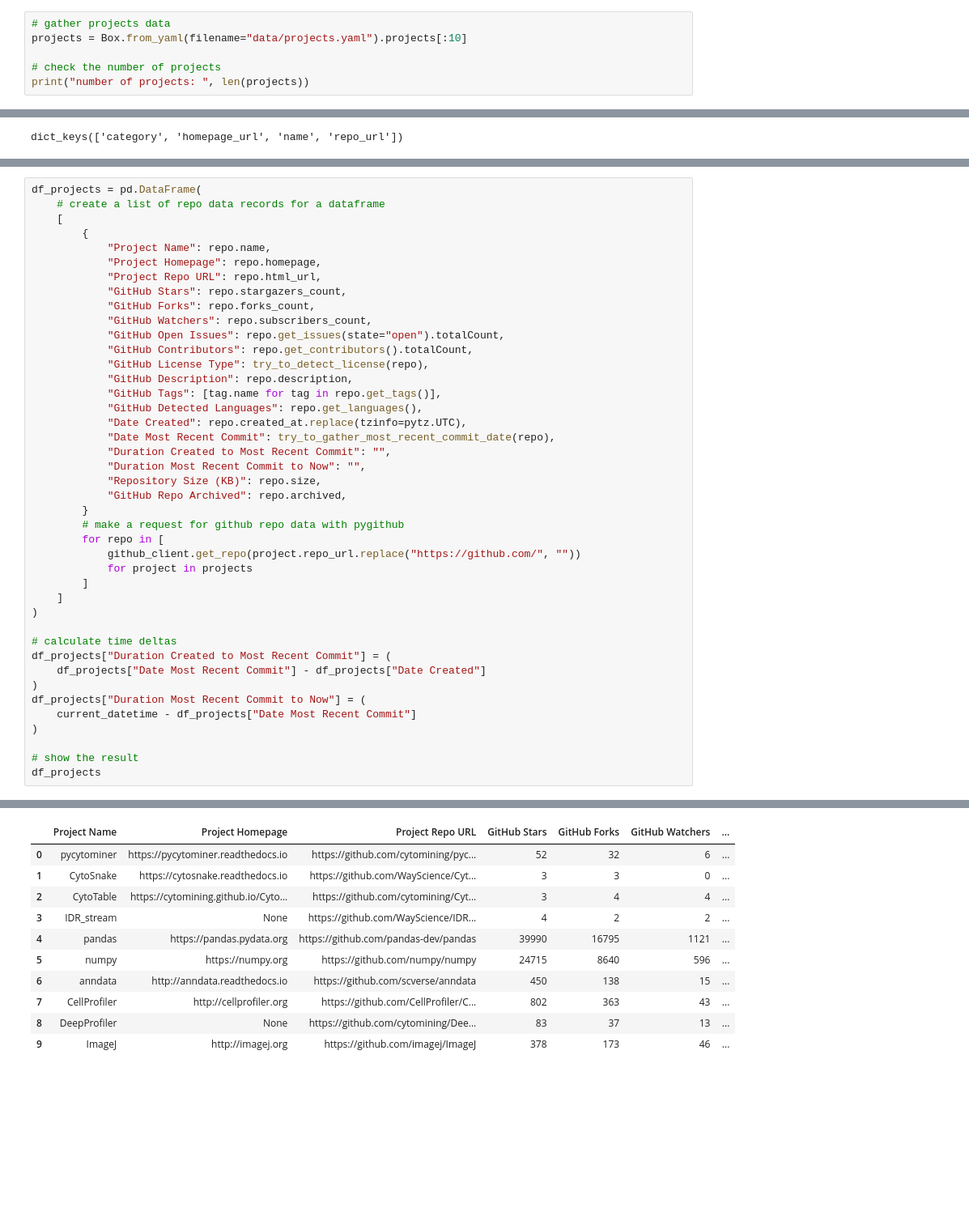
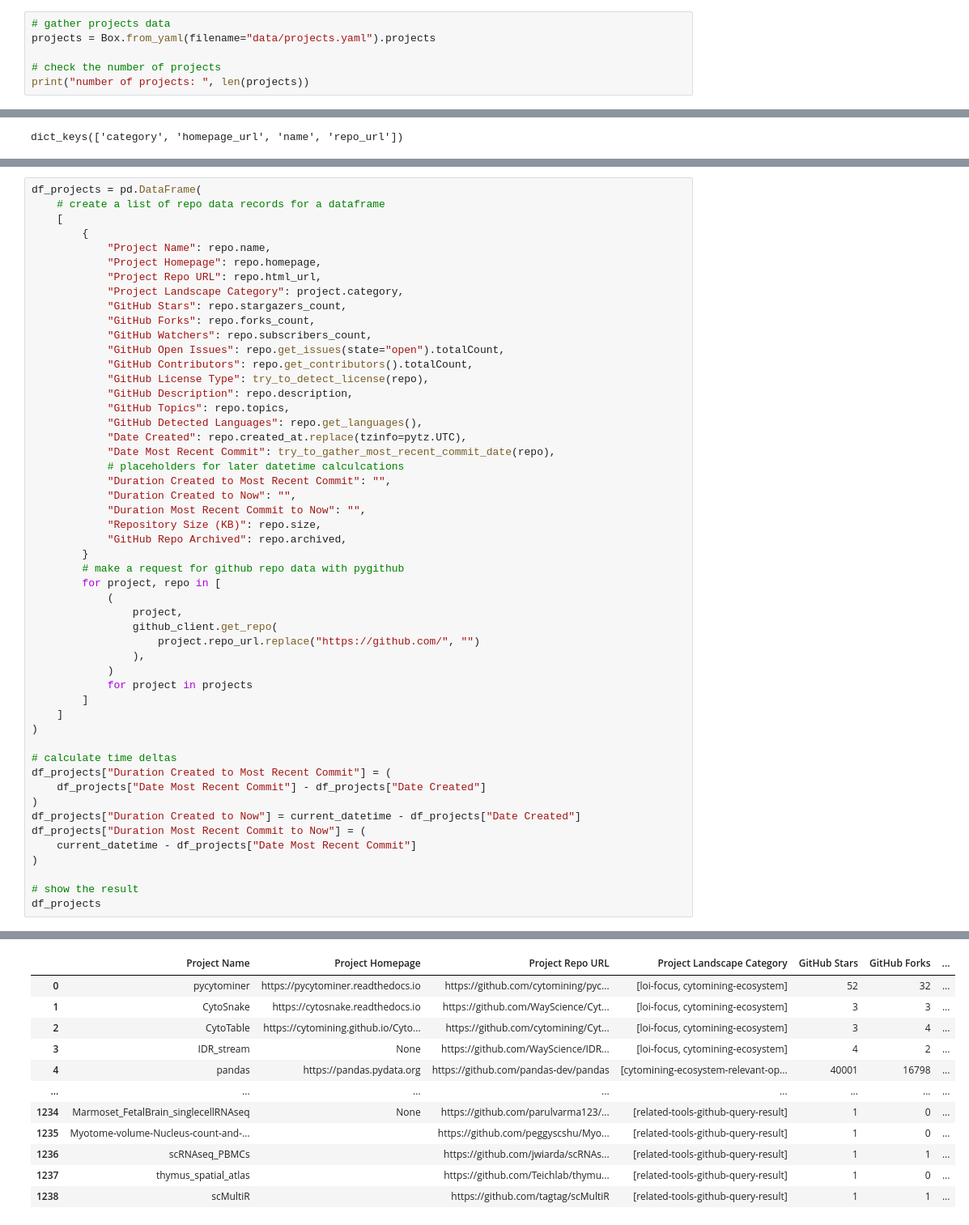
Before and after one commit to WayScience/software-landscape-analysis, a Jupyter notebook: notebooks/cytomining-ecosystem/project-git-metrics.ipynb, the cells around one changed output, grey strips where cells are left out. Shown at 81% size. Saved outputs shown, nothing was run; the diff lists cells and outputs as text; blank space fills up the shorter version.

```diff
--- a/notebooks/cytomining-ecosystem/project-git-metrics.ipynb
+++ b/notebooks/cytomining-ecosystem/project-git-metrics.ipynb
@@ -24,7 +24,7 @@ tz = pytz.timezone("UTC")
 current_datetime = datetime.now(tz)
 # %%
 # gather projects data
-projects = Box.from_yaml(filename="data/projects.yaml").projects[:10]
+projects = Box.from_yaml(filename="data/projects.yaml").projects
 
 # check the number of projects
 print("number of projects: ", len(projects))
@@ -73,6 +73,7 @@ df_projects = pd.DataFrame(
             "Project Name": repo.name,
             "Project Homepage": repo.homepage,
             "Project Repo URL": repo.html_url,
+            "Project Landscape Category": project.category,
             "GitHub Stars": repo.stargazers_count,
             "GitHub Forks": repo.forks_count,
             "GitHub Watchers": repo.subscribers_count,
@@ -80,18 +81,25 @@ df_projects = pd.DataFrame(
             "GitHub Contributors": repo.get_contributors().totalCount,
             "GitHub License Type": try_to_detect_license(repo),
             "GitHub Description": repo.description,
-            "GitHub Tags": [tag.name for tag in repo.get_tags()],
+            "GitHub Topics": repo.topics,
             "GitHub Detected Languages": repo.get_languages(),
             "Date Created": repo.created_at.replace(tzinfo=pytz.UTC),
             "Date Most Recent Commit": try_to_gather_most_recent_commit_date(repo),
+            # placeholders for later datetime calculcations
             "Duration Created to Most Recent Commit": "",
+            "Duration Created to Now": "",
             "Duration Most Recent Commit to Now": "",
             "Repository Size (KB)": repo.size,
             "GitHub Repo Archived": repo.archived,
         }
         # make a request for github repo data with pygithub
-        for repo in [
-            github_client.get_repo(project.repo_url.replace("https://github.com/", ""))
+        for project, repo in [
+            (
+                project,
+                github_client.get_repo(
+                    project.repo_url.replace("https://github.com/", "")
+                ),
+            )
             for project in projects
         ]
     ]
@@ -101,6 +109,7 @@ df_projects = pd.DataFrame(
 df_projects["Duration Created to Most Recent Commit"] = (
     df_projects["Date Most Recent Commit"] - df_projects["Date Created"]
 )
+df_projects["Duration Created to Now"] = current_datetime - df_projects["Date Created"]
 df_projects["Duration Most Recent Commit to Now"] = (
     current_datetime - df_projects["Date Most Recent Commit"]
 )
@@ -111,11 +125,12 @@ df_projects
-|  | Project Name | Project Homepage | Project Repo URL | GitHub Stars | GitHub Forks | GitHub Watchers | ... |
-| 0 | pycytominer | https://pycytominer.readthedocs.io | https://github.com/cytomining/pyc... | 52 | 32 | 6 | ... |
-| 1 | CytoSnake | https://cytosnake.readthedocs.io | https://github.com/WayScience/Cyt... | 3 | 3 | 0 | ... |
-| 2 | CytoTable | https://cytomining.github.io/Cyto... | https://github.com/cytomining/Cyt... | 3 | 4 | 4 | ... |
-| 3 | IDR_stream | None | https://github.com/WayScience/IDR... | 4 | 2 | 2 | ... |
-| 4 | pandas | https://pandas.pydata.org | https://github.com/pandas-dev/pandas | 39990 | 16795 | 1121 | ... |
-| 5 | numpy | https://numpy.org | https://github.com/numpy/numpy | 24715 | 8640 | 596 | ... |
-| 6 | anndata | http://anndata.readthedocs.io | https://github.com/scverse/anndata | 450 | 138 | 15 | ... |
-| 7 | CellProfiler | http://cellprofiler.org | https://github.com/CellProfiler/C... | 802 | 363 | 43 | ... |
-| 8 | DeepProfiler | None | https://github.com/cytomining/Dee... | 83 | 37 | 13 | ... |
-| 9 | ImageJ | http://imagej.org | https://github.com/imagej/ImageJ | 378 | 173 | 46 | ... |
+|  | Project Name | Project Homepage | Project Repo URL | Project Landscape Category | GitHub Stars | GitHub Forks | ... |
+| 0 | pycytominer | https://pycytominer.readthedocs.io | https://github.com/cytomining/pyc... | [loi-focus, cytomining-ecosystem] | 52 | 32 | ... |
+| 1 | CytoSnake | https://cytosnake.readthedocs.io | https://github.com/WayScience/Cyt... | [loi-focus, cytomining-ecosystem] | 3 | 3 | ... |
+| 2 | CytoTable | https://cytomining.github.io/Cyto... | https://github.com/cytomining/Cyt... | [loi-focus, cytomining-ecosystem] | 3 | 4 | ... |
+| 3 | IDR_stream | None | https://github.com/WayScience/IDR... | [loi-focus, cytomining-ecosystem] | 4 | 2 | ... |
+| 4 | pandas | https://pandas.pydata.org | https://github.com/pandas-dev/pandas | [cytomining-ecosystem-relevant-op... | 40001 | 16798 | ... |
+| ... | ... | ... | ... | ... | ... | ... | ... |
+| 1234 | Marmoset_FetalBrain_singlecellRNAseq | None | https://github.com/parulvarma123/... | [related-tools-github-query-result] | 1 | 0 | ... |
+| 1235 | Myotome-volume-Nucleus-count-and-... |  | https://github.com/peggyscshu/Myo... | [related-tools-github-query-result] | 1 | 0 | ... |
+| 1236 | scRNAseq_PBMCs |  | https://github.com/jwiarda/scRNAs... | [related-tools-github-query-result] | 1 | 1 | ... |
+| 1237 | thymus_spatial_atlas |  | https://github.com/Teichlab/thymu... | [related-tools-github-query-result] | 1 | 0 | ... |
+| 1238 | scMultiR |  | https://github.com/tagtag/scMultiR | [related-tools-github-query-result] | 1 | 1 | ... |
```
Also changed, not shown: parts of 4 cells of this notebook, 1 other file.
